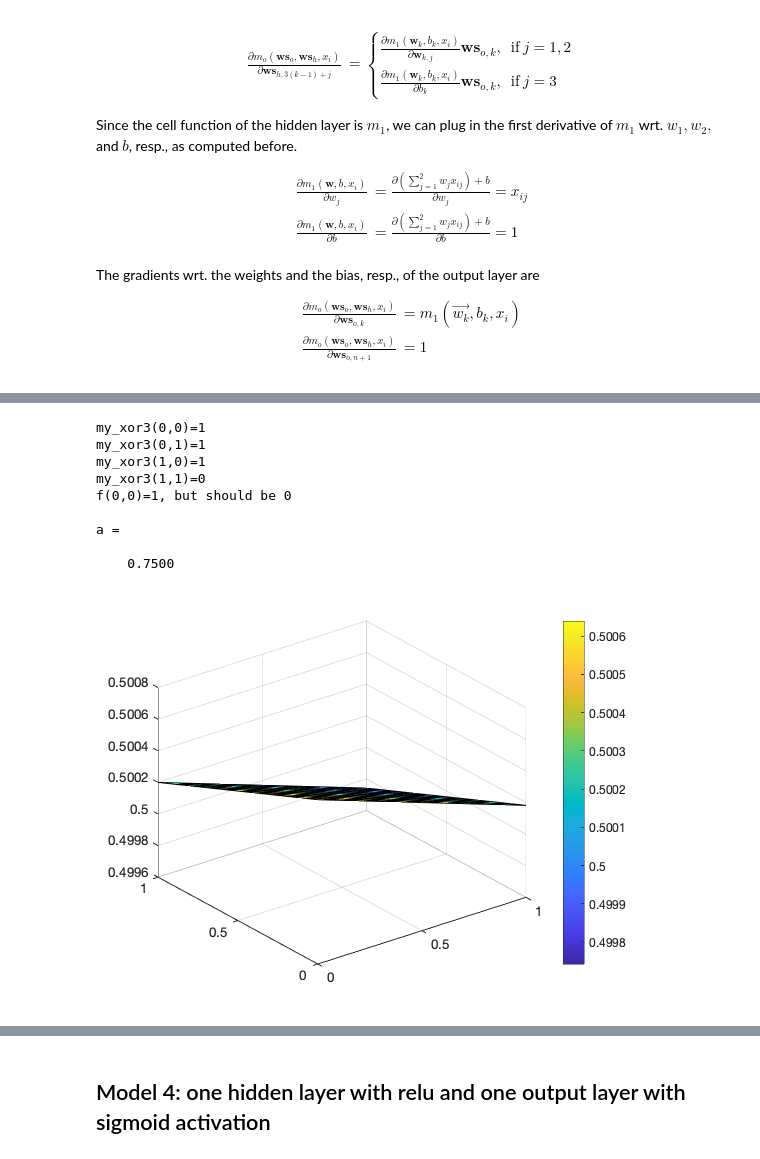
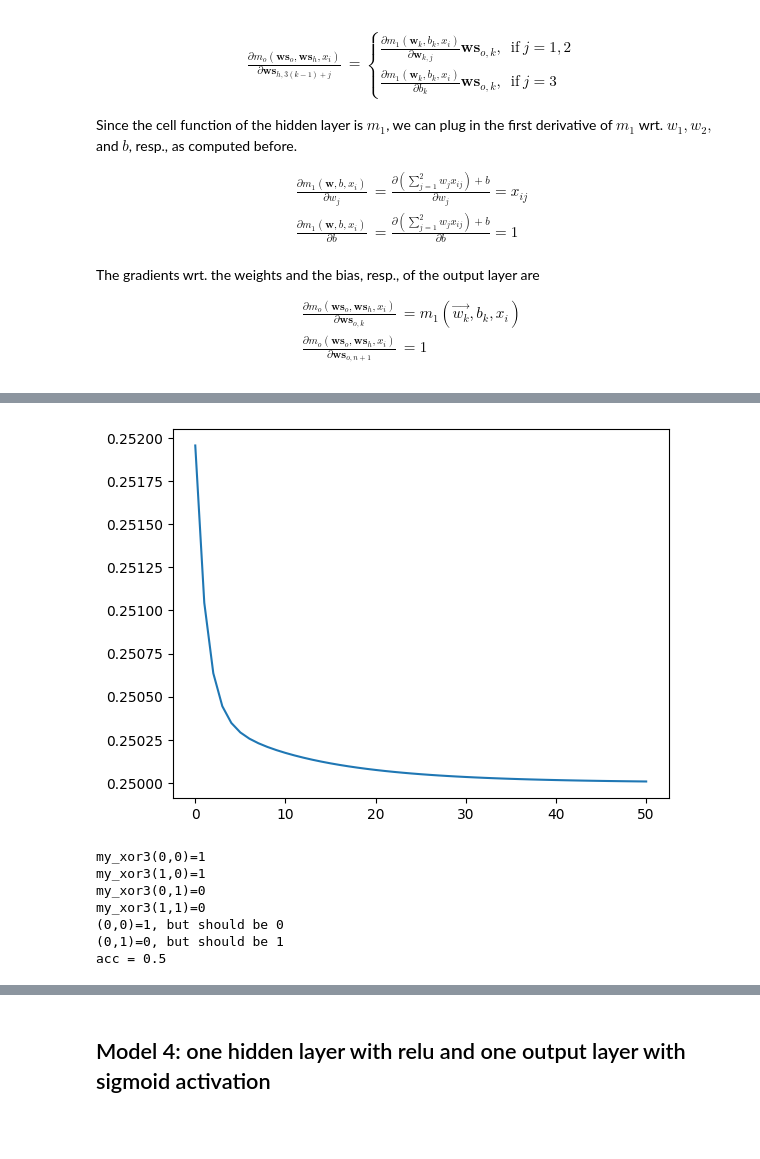
Before and after one commit to gundermann/DML_notebooks, a Jupyter notebook: assignments/assignment5 - Learn an XOR Neural Network using gradient-based optimization.ipynb, the cells around one changed output, grey strips where cells are left out. Cells and saved outputs as stored; diff of their text form; code cells hidden in the pictures; blank space fills up the shorter version.

```diff
--- a/assignments/assignment5 - Learn an XOR Neural Network using gradient-based optimization.ipynb
+++ b/assignments/assignment5 - Learn an XOR Neural Network using gradient-based optimization.ipynb
@@ -343,10 +341,8 @@ Created file '/Users/wlomsi/Documents/ProjekteUni/Vorlesungen/ML 4DV660+4DV661+4
 # %%
-n=32;
-%weights indices for the output layer n*3+1=97:n*3+n=128
-%bias index for for the output layer n*3+n+1=129
-mo = @(ws,x)(dot(hidden_layer(ws,x,n),ws(n*3+1:n*3+n))+ws(n*3+n+1));
-m3 = @(ws,x)(s(mo(ws,x)));
-mse3 = @(ws)(mse(ws,m3,X,Y));
+n=32
+m_out = lambda ws, x: np.dot(hidden_layer(ws, x, n), ws[n*3:n*3+n])+ws[-1]
+m3 = lambda ws,x: sigmoid(m_out(ws,x))
+mse3 = lambda ws: mse(ws, m3, X, Y)
 # %% [markdown]
 We initialize the weight vector:
 # %%
@@ -445,22 +443,3 @@ $$
 &= 1
 \end{aligned}
 $$
-# %%
-%parameters (weights and bias) hidden layer
-for k=1:n
-    i1 = 3*(k-1)+1;
-    i2 = 3*(k-1)+2;
-    i3 = 3*(k-1)+3;
-    gradients3{i1} = @(ws,x)(s(mo(ws,x))*(1-s(mo(ws,x)))*x(1)*ws(3*n+k)); %gradients1{1}=x(1)
-    gradients3{i2} = @(ws,x)(s(mo(ws,x))*(1-s(mo(ws,x)))*x(2)*ws(3*n+k)); %gradients1{2}=x(2)
-    gradients3{i3} = @(ws,x)(s(mo(ws,x))*(1-s(mo(ws,x)))*ws(3*n+k)); %gradients1{3}=1
-    model1{k} = @(ws,x)(ws(i1)*x(1)+ws(i2)*x(2)+ws(i3));
-end
-%weights output layer
-k=1;
-for i=3*n+1:3*n+n
-    gradients3{i} = @(ws,x)(s(mo(ws,x))*(1-s(mo(ws,x)))*model1{k}(ws,x));
-    k=k+1;
-end
-%bias output layer
-gradients3{3*n+n +1} = @(ws,x)(s(mo(ws,x))*(1-s(mo(ws,x))));
@@ -467,6 +512,5 @@ gradients3{3*n+n +1} = @(ws,x)(s(mo(ws,x))*(1-s(mo(ws,x))));
 # %%
-grad_loss = @(ws)(grad_mse(ws, m3, gradients3, X, Y));
-K = 50;
-learning_eps = 0.5;
-[ws, history] = grad_desc_mse(K, ws0, learning_eps, mse3, grad_loss, false);
-plot(1:length(history),history)
+grad_loss = lambda ws: grad_mse(ws, m3, gradients3, X, Y)
+K = 50
+learning_eps = 0.5
+ws, hist = grad_desc_mse(K, ws0, learning_eps, mse3, grad_loss, False)
@@ -475,20 +517,18 @@ plot(1:length(history),history)
-# %%
-my_xor3 = @(x1, x2)(round(m3(ws,[x1,x2])));
-for i=1:4
-    fprintf("my_xor3(%d,%d)=%d\n", X(i,1),X(i,2), my_xor3(X(i,1),X(i,2)))
-end
-a=accuracy(X,Y,my_xor3)
-f = @(x1, x2)(m3(ws,[x1,x2]));
-[A,B] = meshgrid(0:0.1:1,0:0.1:1);
-plot3d(f, A, B, true)
-# %% [output]
-my_xor3(0,0)=1
-my_xor3(0,1)=1
-my_xor3(1,0)=1
-my_xor3(1,1)=0
-f(0,0)=1, but should be 0
-
-a =
-
-    0.7500
-[figure, removed]
+# %%
+plt.plot(range(len(hist)), hist.tolist())
+plt.show()
+# %% [output]
+[figure, added]
+# %%
+my_xor3 = lambda x1, x2: round(m3(ws, [x1, x2]))
+for i in range(len(X)):
+    print(f'my_xor3({X[i,0]},{X[i,1]})={my_xor3(X[i,0], X[i,1])}')
+print(f'acc = {acc(X, Y, my_xor3)}')
+# %% [output]
+my_xor3(0,0)=1
+my_xor3(1,0)=1
+my_xor3(0,1)=0
+my_xor3(1,1)=0
+(0,0)=1, but should be 0
+(0,1)=0, but should be 1
+acc = 0.5
```
Also changed, not shown: parts of 22 cells of this notebook.
